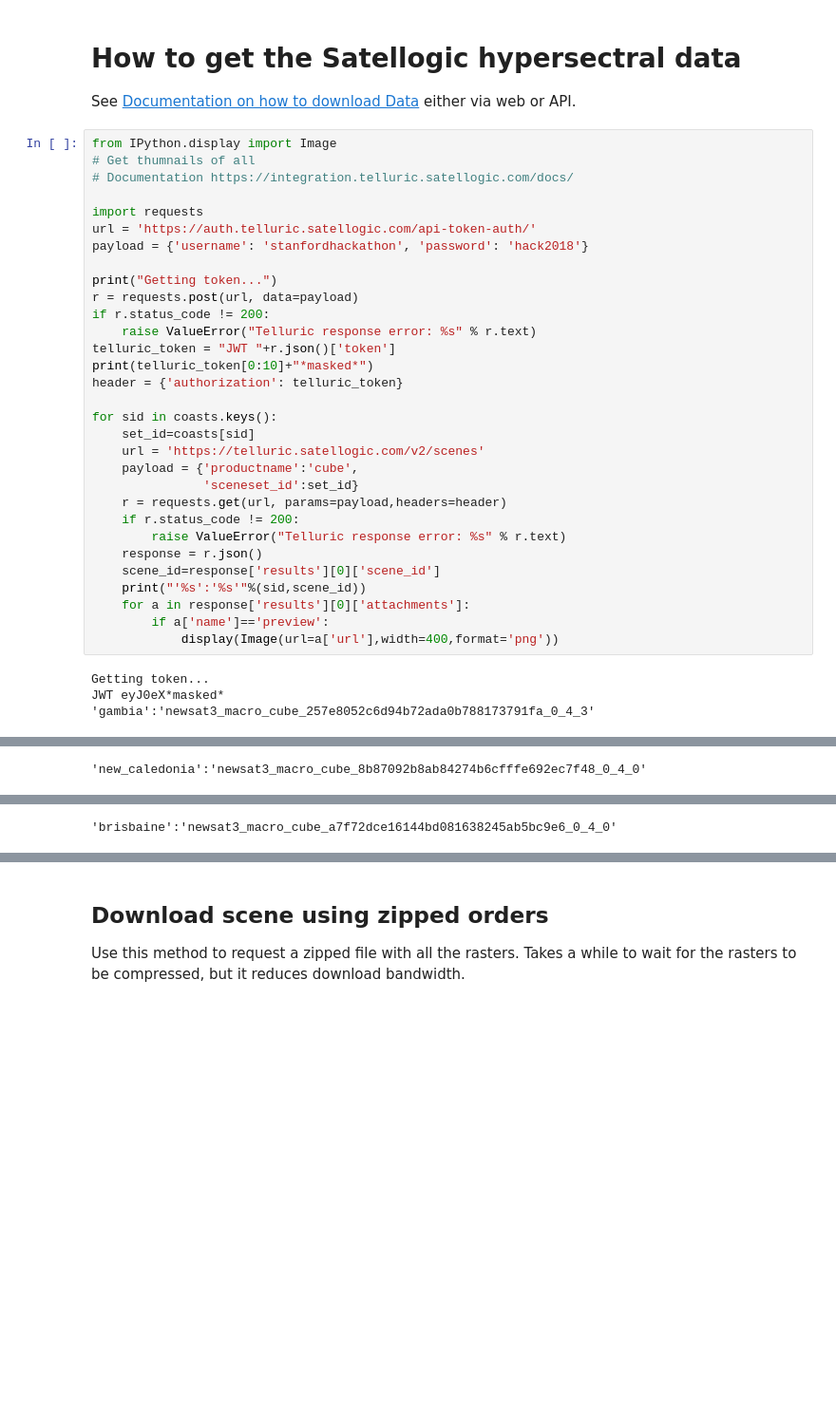
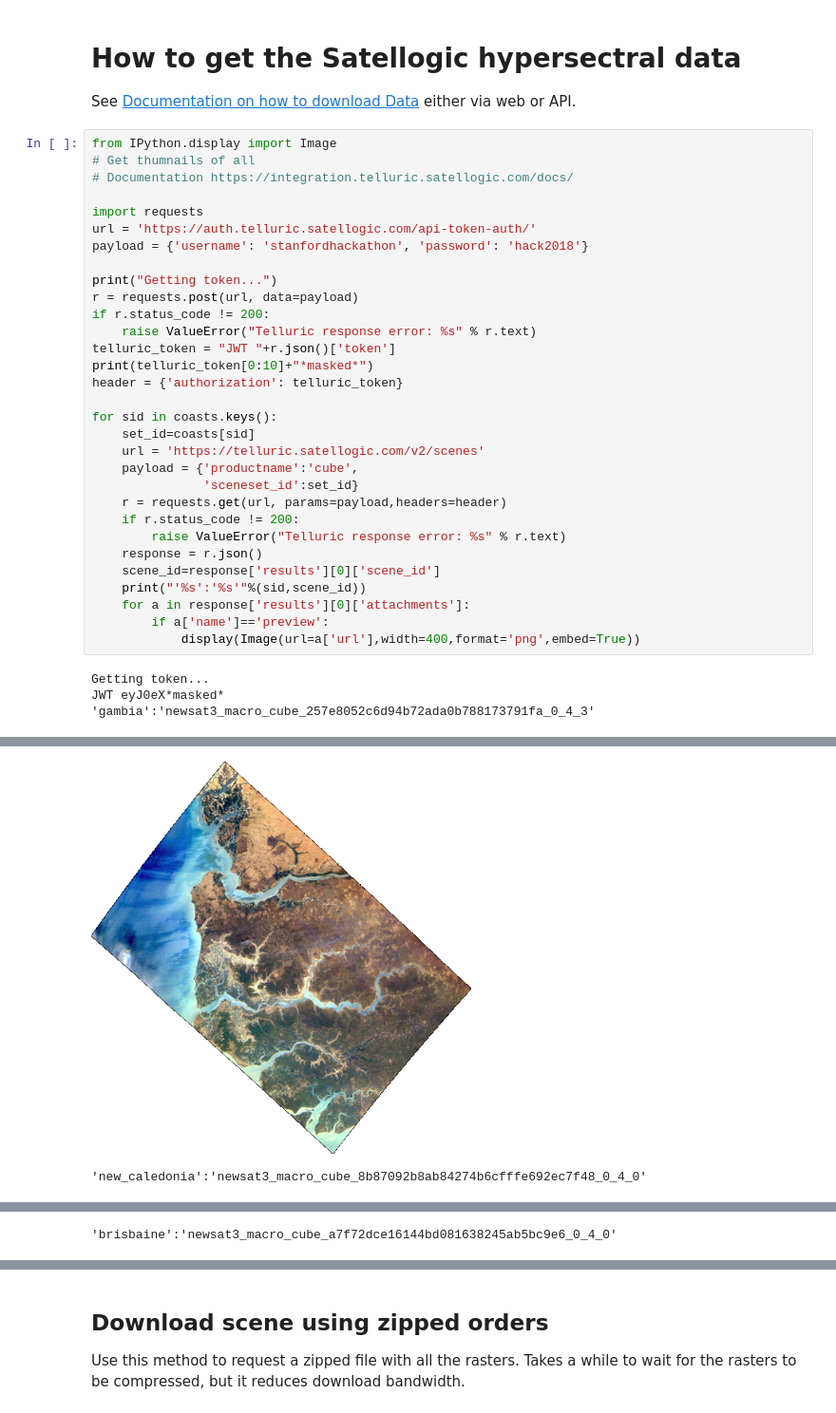
Before and after one commit to satellogic/open-impact, a Jupyter notebook: Ocean color/Ocean color.ipynb, the cells around one changed output, grey strips where cells are left out. Shown at 95% size. Drawn from its saved outputs; the diff is of its cells as text; blank space fills up the shorter version.

Commit message:
embed images

```diff
--- a/Ocean color/Ocean color.ipynb
+++ b/Ocean color/Ocean color.ipynb
@@ -50,7 +50,7 @@ for sid in coasts.keys():
     print("'%s':'%s'"%(sid,scene_id))
     for a in response['results'][0]['attachments']:
         if a['name']=='preview':
-            display(Image(url=a['url'],width=400,format='png'))
+            display(Image(url=a['url'],width=400,format='png',embed=True))
 # %% [output]
 Getting token...
 JWT eyJ0eX*masked*
@@ -59 +58,2 @@ JWT eyJ0eX*masked*
+[figure, added]
 'new_caledonia':'newsat3_macro_cube_8b87092b8ab84274b6cfffe692ec7f48_0_4_0'
```
Also changed, not shown: parts of 1 cell of this notebook.
